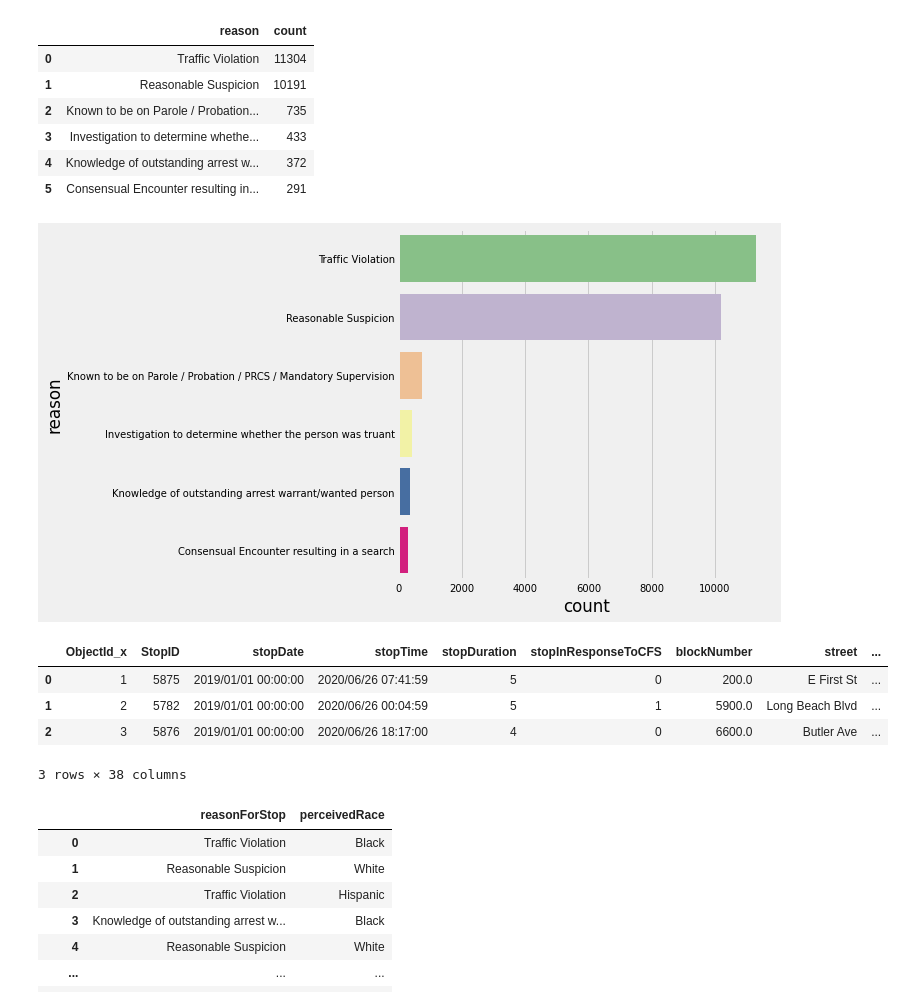
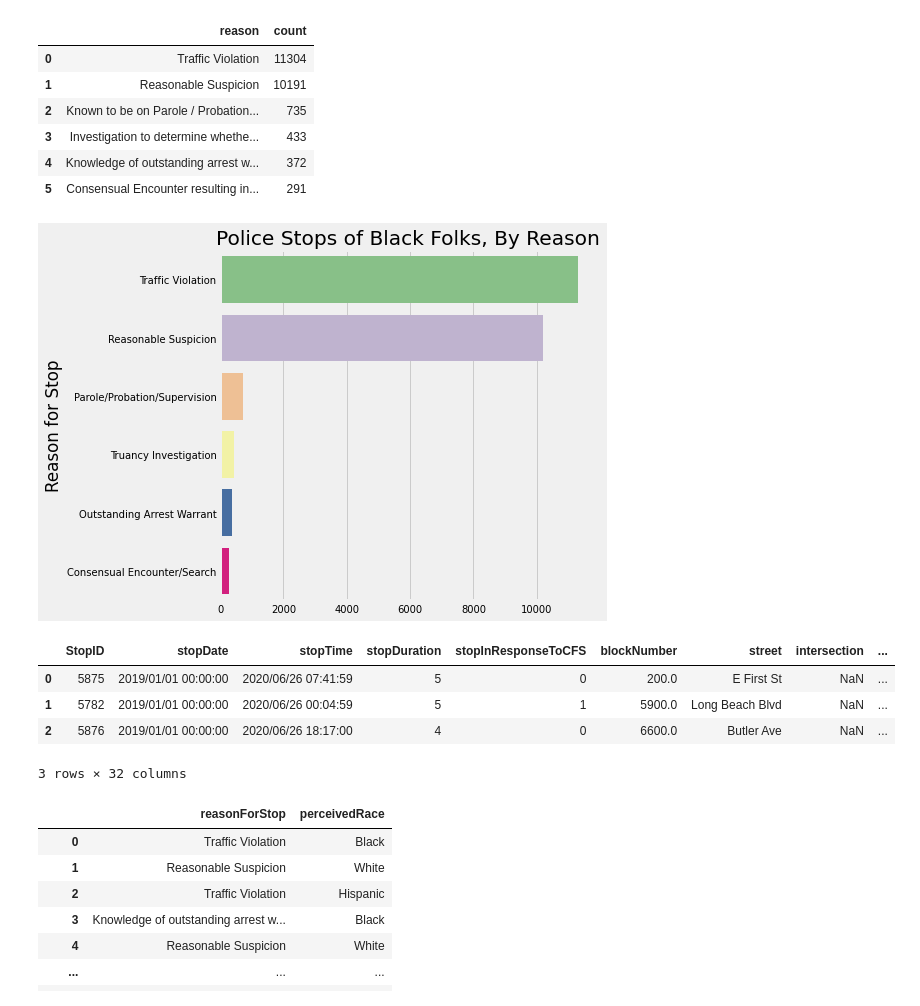
Before and after one commit to tsamba120/Long-Beach-Policing-Analysis, a Jupyter notebook: notebooks/lbpd_eda.ipynb, the cells around one changed output. Saved outputs shown, nothing was run; the diff lists cells and outputs as text; code cells hidden in the pictures.

```diff
--- a/notebooks/lbpd_eda.ipynb
+++ b/notebooks/lbpd_eda.ipynb
@@ -119,5 +119,5 @@ ax.tick_params(axis='y', labelsize=10);
 # %% [output]
 [figure]
 # %%
-total_df = pd.read_csv(file_path + 'PROCESSED_0_to_5.csv')
+main_df = pd.read_csv(file_path + 'PROCESSED_0_to_5.csv')
 # %%
@@ -131,5 +131,5 @@ total_df.head(3)
 # %%
-black_df = total_df[total_df['perceivedRace'] == 'Black']
+black_df = main_df[main_df['perceivedRace'] == 'Black']
 # %%
 black_df = pd.DataFrame(black_df['reasonForStop'].value_counts()).reset_index().rename(columns={'index':'reason', 'reasonForStop':'count'})
 black_df
@@ -141,23 +141,30 @@ black_df
 | 3 | Investigation to determine whethe... | 433 |
 | 4 | Knowledge of outstanding arrest w... | 372 |
 | 5 | Consensual Encounter resulting in... | 291 |
+# %%
+rfs_replace_dict = {'warrant': 'Outstanding Arrest Warrant', 'Parole': 'Parole/Probation/Supervision', 'truant':'Truancy Investigation', 'Consensual Encounter': 'Consensual Encounter/Search'}
+
+for r in rfs_replace_dict:
+    black_df.loc[black_df['reason'].str.contains(r), 'reason'] = rfs_replace_dict[r]
 # %%
-plt.style.use('fivethirtyeight')
 fig, ax = plt.subplots(figsize=(6,6))
 g = sns.barplot(x='count', y='reason', data=black_df, palette='Accent')
 ax.tick_params(axis='x', labelsize=10)
-ax.tick_params(axis='y', labelsize=10);
+ax.tick_params(axis='y', labelsize=10)
+ax.set_title('Police Stops of Black Folks, By Reason')
+ax.set_ylabel('Reason for Stop')
+ax.set_xlabel('');
 # %% [output]
-[figure, old version]
+[figure, new version]
 # %%
-total_df = total_df[total_df['perceivedRace'].isin(['White', 'Black', 'Asian', 'Hispanic'])]
+total_df = main_df[main_df['perceivedRace'].isin(['White', 'Black', 'Asian', 'Hispanic'])]
 total_df.head(3)
 # %% [output]
-|  | ObjectId_x | StopID | stopDate | stopTime | stopDuration | stopInResponseToCFS | blockNumber | street | ... |
-| 0 | 1 | 5875 | 2019/01/01 00:00:00 | 2020/06/26 07:41:59 | 5 | 0 | 200.0 | E First St | ... |
-| 1 | 2 | 5782 | 2019/01/01 00:00:00 | 2020/06/26 00:04:59 | 5 | 1 | 5900.0 | Long Beach Blvd | ... |
-| 2 | 3 | 5876 | 2019/01/01 00:00:00 | 2020/06/26 18:17:00 | 4 | 0 | 6600.0 | Butler Ave | ... |
+|  | StopID | stopDate | stopTime | stopDuration | stopInResponseToCFS | blockNumber | street | intersection | ... |
+| 0 | 5875 | 2019/01/01 00:00:00 | 2020/06/26 07:41:59 | 5 | 0 | 200.0 | E First St | NaN | ... |
+| 1 | 5782 | 2019/01/01 00:00:00 | 2020/06/26 00:04:59 | 5 | 1 | 5900.0 | Long Beach Blvd | NaN | ... |
+| 2 | 5876 | 2019/01/01 00:00:00 | 2020/06/26 18:17:00 | 4 | 0 | 6600.0 | Butler Ave | NaN | ... |
-3 rows × 38 columns
+3 rows × 32 columns
 # %%
 total_df = pd.DataFrame(total_df[['reasonForStop', 'perceivedRace']])
 # %%
```
Also changed, not shown: parts of 6 cells of this notebook, 3 other files.
